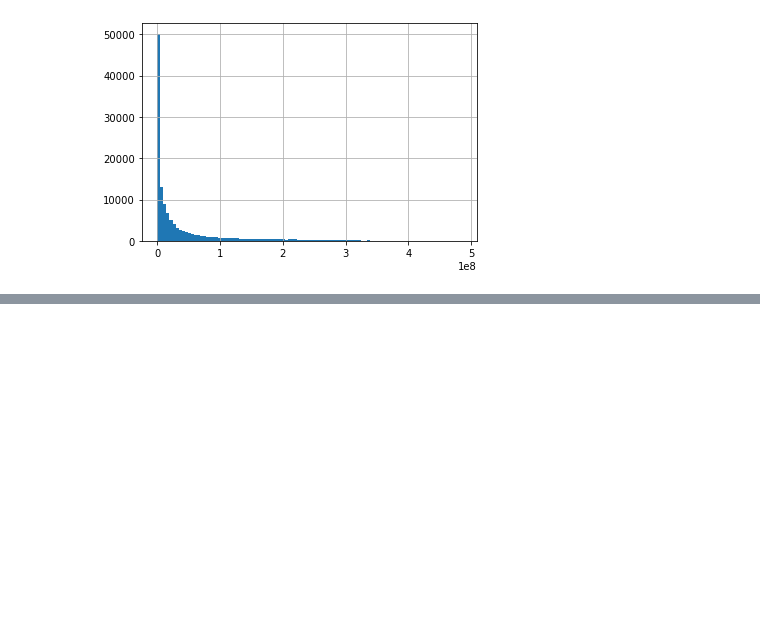
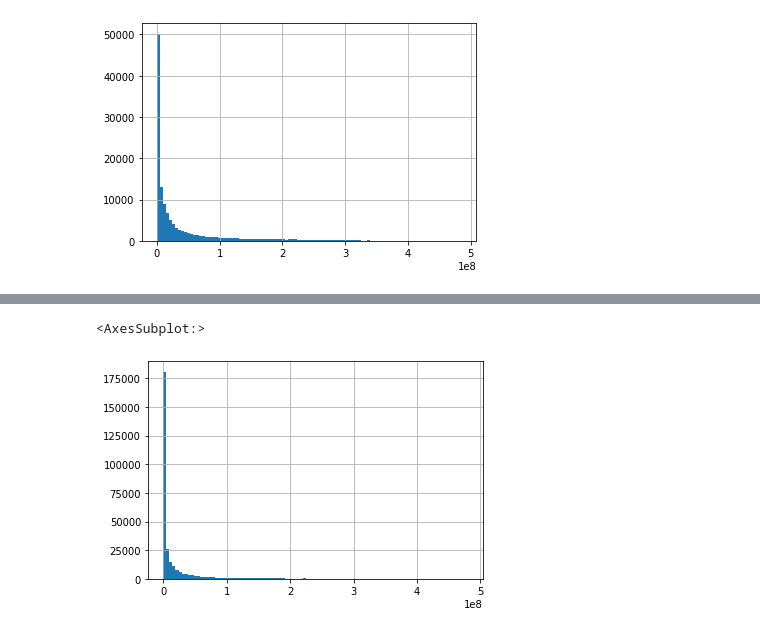
Before and after one commit to JaccoKiezebrink/2IMP40, a Jupyter notebook: DataCollection.ipynb, the cells around one changed output, grey strips where cells are left out. Drawn from its saved outputs; the diff is of its cells as text; code cells hidden in the pictures; blank space fills up the shorter version.

Commit message:
Proposed another way to filter time between open and close issues

```diff
--- a/DataCollection.ipynb
+++ b/DataCollection.ipynb
@@ -231,3 +232,31 @@ df['time_diff'].dt.total_seconds().hist(bins=100)
 # %% [output]
 <AxesSubplot:>
 [figure]
+# %%
+# Solution for evaluating time between opening and closing issues
+dataTime = list(db.event.aggregate([{
+           '$lookup':
+             {
+               'from': 'issue',
+               'localField': 'issue_id',
+               'foreignField': '_id',
+               'as': 'issue'
+             }},
+            {
+            '$unwind': '$issue'
+            },
+            {
+            '$project': {
+                '_id': 1,
+                'old_value': 1,
+                'new_value': 1,
+                'created_at': 1,
+                'issue_id': '$issue._id',
+                'issue_created_at': '$issue.created_at',
+            }
+            }
+        ]))
+
+dfTime = pd.DataFrame(dataTime)
+print(len(dfTime.index))
+dfTime.head()
@@ -233,0 +271,18 @@ df['time_diff'].dt.total_seconds().hist(bins=100)
+# %%
+from datetime import timedelta
+# put all new value strings in lowercase
+dfTime['new_value'] = dfTime['new_value'].str.lower()
+resolved_equivs = ['resolved','closed','fixed']
+
+# We'll only look at closed and resolved issues
+dfTime = dfTime[dfTime['new_value'].isin(resolved_equivs)]  # filter new values
+
+dfTime['time_diff'] = dfTime['created_at'] - dfTime['issue_created_at']
+
+dfTime = dfTime[dfTime['time_diff'] > timedelta(seconds=60)]  # filter out all issues closed within one minute
+# %%
+# Distribution
+dfTime['time_diff'].dt.total_seconds().hist(bins=100)
+# %% [output]
+<AxesSubplot:>
+[figure, added]
```
Also changed, not shown: parts of 2 cells of this notebook.
